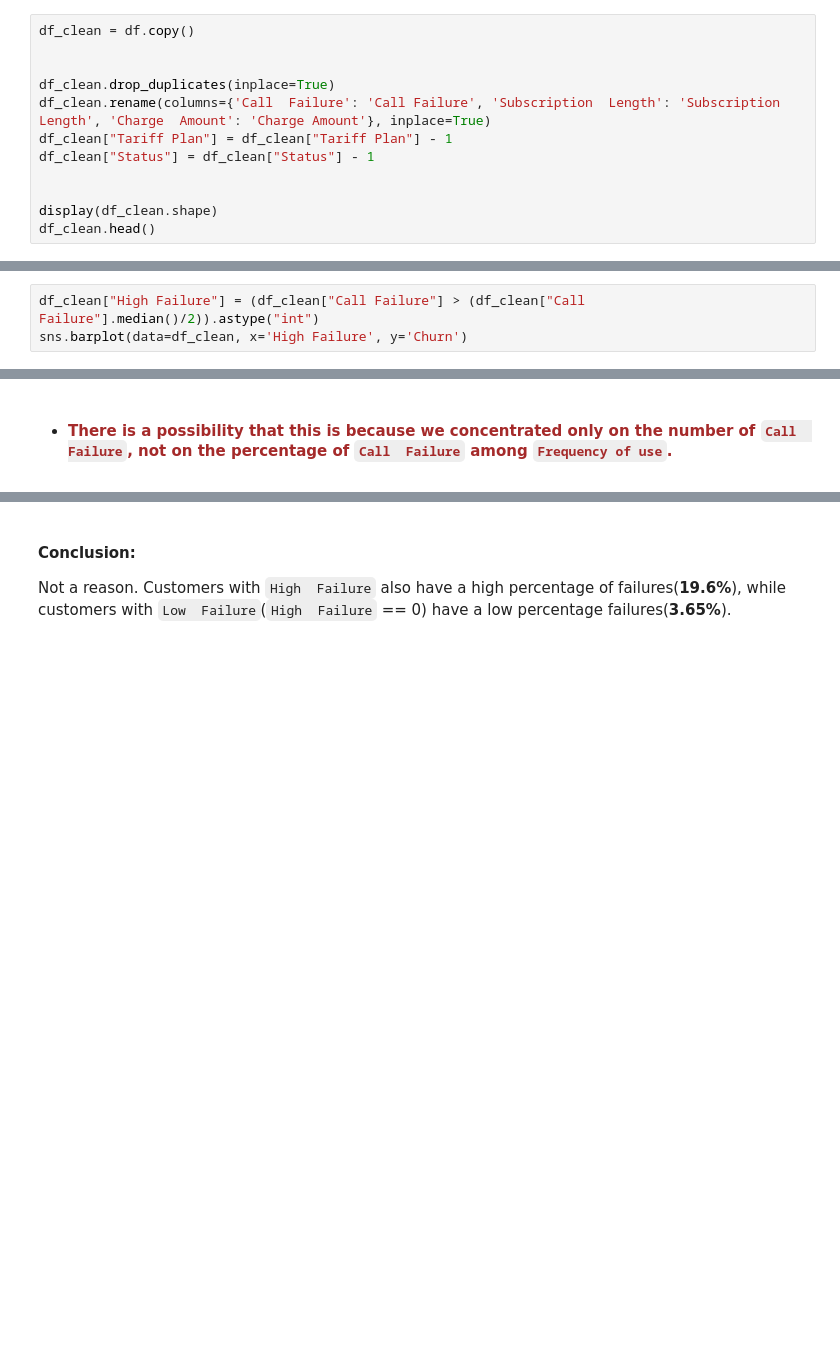
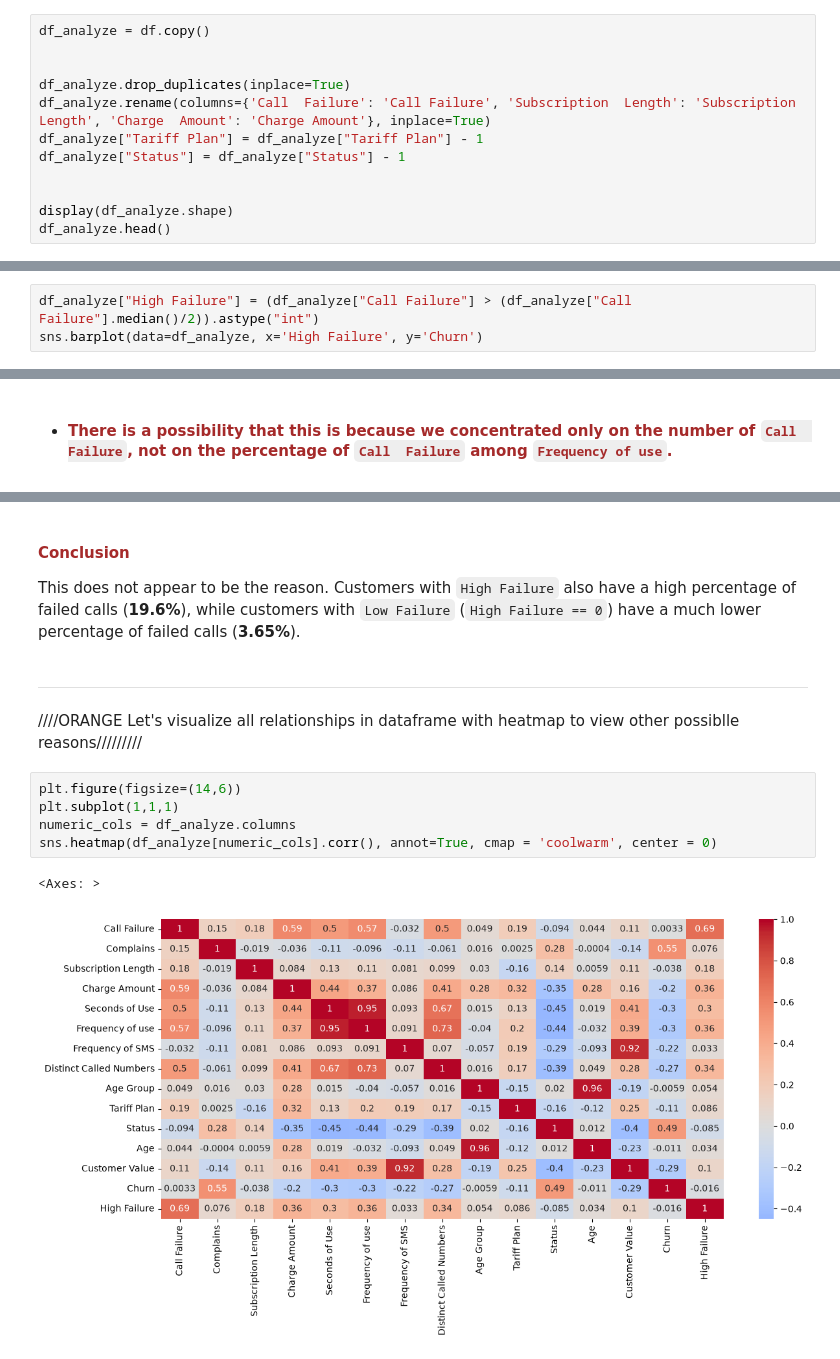
Before and after one commit to ntairuly/FinalProject_by_59ChurnGuard, a Jupyter notebook: Main.ipynb, the cells around one changed output, grey strips where cells are left out. Cells and saved outputs as stored; diff of their text form; blank space fills up the shorter version.

```diff
--- a/Main.ipynb
+++ b/Main.ipynb
@@ -239,14 +275,14 @@ np.int64(300)
 # %%
-df_clean = df.copy()
+df_analyze = df.copy()
 
 
-df_clean.drop_duplicates(inplace=True)
-df_clean.rename(columns={'Call  Failure': 'Call Failure', 'Subscription  Length': 'Subscription Length', 'Charge  Amount': 'Charge Amount'}, inplace=True)
-df_clean["Tariff Plan"] = df_clean["Tariff Plan"] - 1
-df_clean["Status"] = df_clean["Status"] - 1
+df_analyze.drop_duplicates(inplace=True)
+df_analyze.rename(columns={'Call  Failure': 'Call Failure', 'Subscription  Length': 'Subscription Length', 'Charge  Amount': 'Charge Amount'}, inplace=True)
+df_analyze["Tariff Plan"] = df_analyze["Tariff Plan"] - 1
+df_analyze["Status"] = df_analyze["Status"] - 1
 
 
-display(df_clean.shape)
-df_clean.head()
+display(df_analyze.shape)
+df_analyze.head()
 # %% [output]
 (2850, 14)
@@ -362,8 +508,8 @@ sns.barplot(data=df_clean, x='Complains', y='Churn')
 # %% [markdown]
 <h3 style="color:blue">2.2 Churn X High Failure connection</h3>
 # %%
-df_clean["High Failure"] = (df_clean["Call Failure"] > (df_clean["Call Failure"].median()/2)).astype("int")
-sns.barplot(data=df_clean, x='High Failure', y='Churn')
+df_analyze["High Failure"] = (df_analyze["Call Failure"] > (df_analyze["Call Failure"].median()/2)).astype("int")
+sns.barplot(data=df_analyze, x='High Failure', y='Churn')
 # %% [output]
 <Axes: xlabel='High Failure', ylabel='Churn'>
 [figure]
@@ -446,3 +609,16 @@ This histograms shows us number of Calls(Blue) and Failed Calls(Orange) per cust
 # %% [markdown]
-#### Conclusion:
-Not a reason. Customers with `High  Failure` also have a high percentage of failures(**19.6%**), while customers with `Low  Failure`(`High  Failure` == 0) have a low percentage failures(**3.65%**).
+
+<h4 style="color:brown">Conclusion</h4>
+
+This does not appear to be the reason. Customers with `High Failure` also have a high percentage of failed calls (**19.6%**), while customers with `Low Failure` (`High Failure == 0`) have a much lower percentage of failed calls (**3.65%**).
+# %% [markdown]
+---
+////ORANGE Let's visualize all relationships in dataframe with heatmap to view other possiblle reasons/////////
+# %%
+plt.figure(figsize=(14,6))
+plt.subplot(1,1,1)
+numeric_cols = df_analyze.columns
+sns.heatmap(df_analyze[numeric_cols].corr(), annot=True, cmap = 'coolwarm', center = 0)
+# %% [output]
+<Axes: >
+[figure, added]
```
Also changed, not shown: parts of 52 cells of this notebook.
